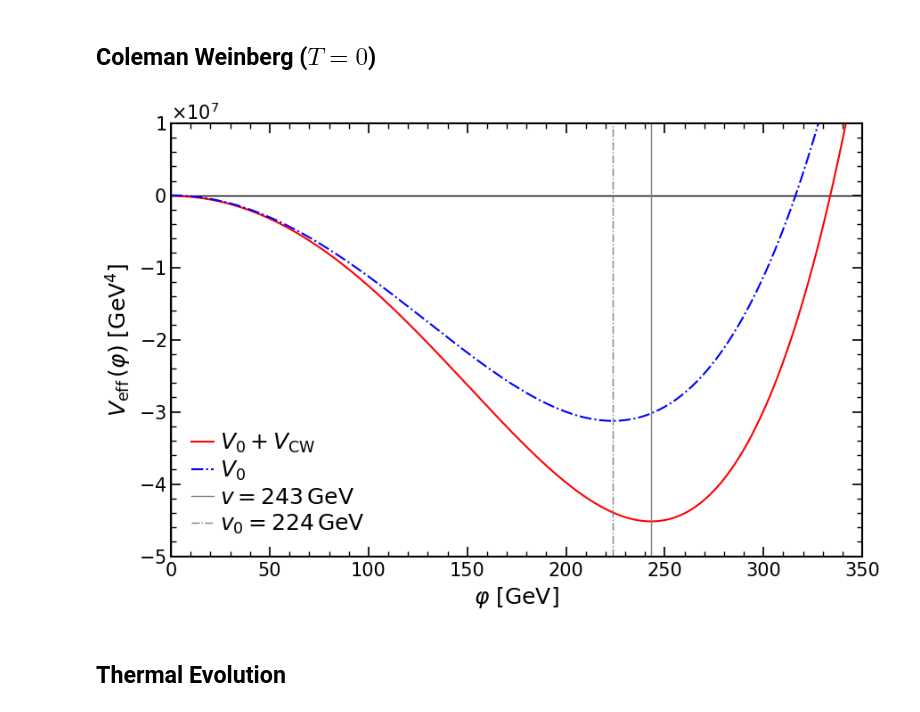
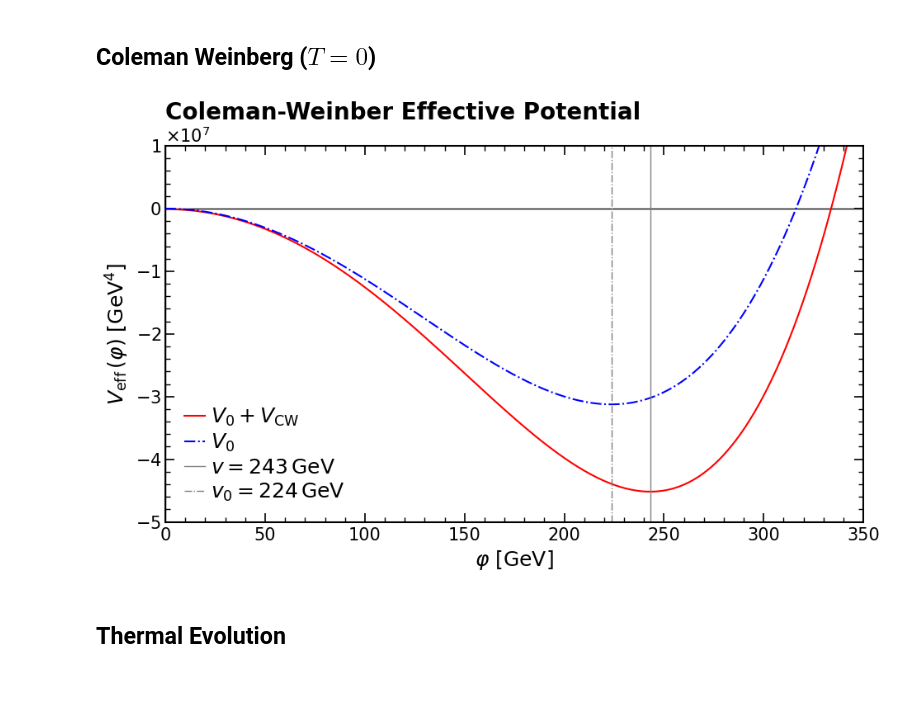
Before and after one commit to Diego-gt-phys/TFM-Repository, a Jupyter notebook: CosmoTransitions/Abelian_Analysis.ipynb, the cells around one changed output. Drawn from its saved outputs; the diff is of its cells as text; code cells hidden in the pictures; blank space fills up the shorter version.

```diff
--- a/CosmoTransitions/Abelian_Analysis.ipynb
+++ b/CosmoTransitions/Abelian_Analysis.ipynb
@@ -54,7 +54,7 @@ X        = phi_vals[:, np.newaxis]
 V_tree   = model.V0(X)
 V_tot_0  = model.Vtot(X, 0.0)
 
-fig, ax = plt.subplots(figsize=(9, 6))
+fig, ax = plt.subplots(figsize=(9.7, 6))
 
 ax.axhline(0, color='k', lw=1, ls='-')
 ax.axvline(0, color='k', lw=1, ls='-')
@@ -64,34 +64,35 @@ ax.plot(phi_vals, V_tree, label=r'$V_0$', color='b', lw=1.5, ls='-.')
 
 ax.axvline(v_num, label=rf'$v={float(np.squeeze(v_num)):.0f} \, \mathrm{{GeV}}$', color='gray', lw=1.0, ls='-', alpha=1)
 ax.axvline(v_tree, label=rf'$v_0={v_tree:.0f} \, \mathrm{{GeV}}$', color='gray', lw=1.0, ls='-.', alpha=1)
 
 ax.set_xlim(0, 350)
 ax.set_ylim(-5e7,1e7)
 
 ax.set_xlabel(r'$\varphi$ $\left[\mathrm{GeV}\right]$', fontsize=18)
 ax.set_ylabel(r'$V_\mathrm{eff}\,(\varphi)$ $\left[\mathrm{GeV^4}\right]$', fontsize=18)
 ax.yaxis.set_major_formatter(ScalarFormatter(useMathText=True))
 ax.ticklabel_format(style='sci', axis='y', scilimits=(-2, 2))
 ax.yaxis.get_offset_text().set_fontsize(15)
 ax.spines['top'].set_linewidth(1.5)
 ax.spines['right'].set_linewidth(1.5)
 ax.spines['bottom'].set_linewidth(1.5)
 ax.spines['left'].set_linewidth(1.5)
 
 ax.tick_params(axis='both', which='major', direction='in', length=8, width=1.2, labelsize=15, top=True, right=True)
 ax.tick_params(axis='both', which='minor', direction='in', length=4, width=1, labelsize=15, top=True, right=True)
 ax.minorticks_on()
 ax.tick_params(axis='x', which='major', pad=5)
 
 plt.legend(fontsize=18, frameon=True, fancybox=False,
                ncol = 1, edgecolor="black", framealpha=0, labelspacing=0.2, handletextpad=0.3, handlelength=1, columnspacing=1)
 
+plt.title(r"Coleman-Weinber Effective Potential", loc='left', fontsize=20, fontweight='bold')
 plt.tight_layout()
 plt.savefig("figures\Abelian_CW.pdf", format="pdf", bbox_inches="tight")
 
 plt.show()
 # %% [output]
-[figure, old version]
+[figure, new version]
 # %% [markdown]
 ## Thermal Evolution
 # %%
```
Also changed, not shown: parts of 4 cells of this notebook, 3 other files.
